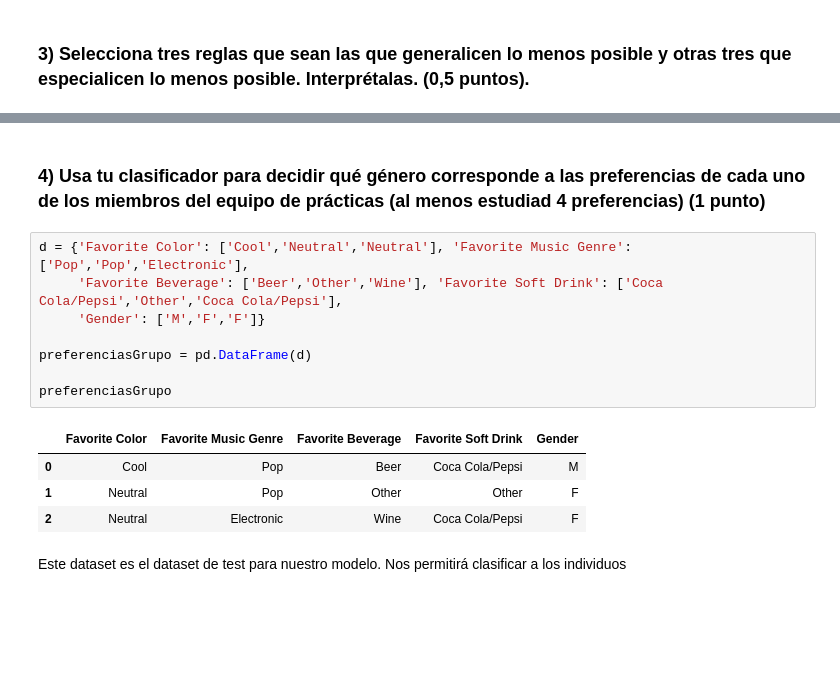
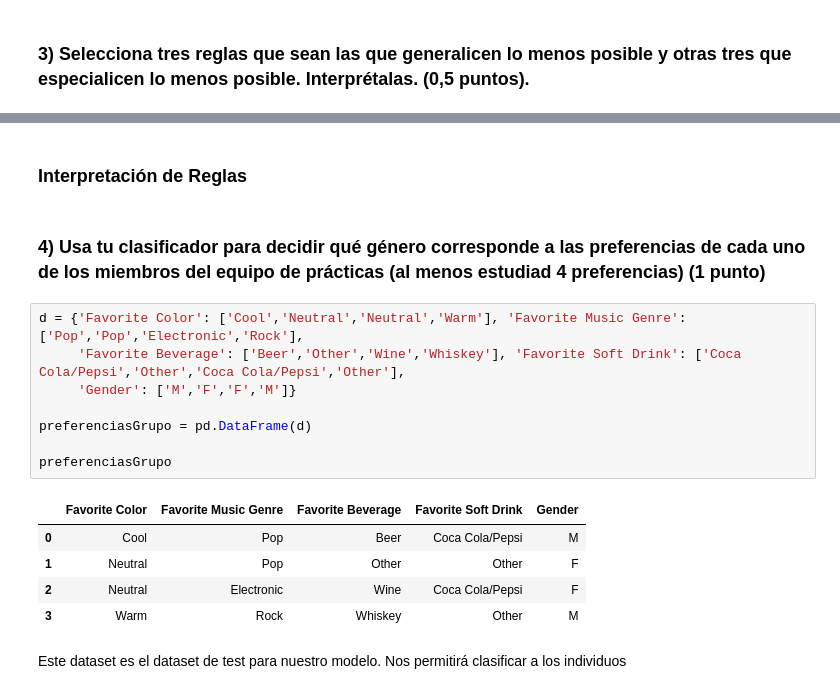
Before and after one commit to Jotivirix/Datamining_UFV, a Jupyter notebook: Lab3/entregable2/LAB03_GRUPO01_ENTR02_V2.ipynb, the cells around one changed output, grey strips where cells are left out. Cells and saved outputs as stored; diff of their text form; blank space fills up the shorter version.

```diff
--- a/Lab3/entregable2/LAB03_GRUPO01_ENTR02_V2.ipynb
+++ b/Lab3/entregable2/LAB03_GRUPO01_ENTR02_V2.ipynb
@@ -323,17 +342,20 @@ En cuanto a las reglas específicas, son al contrario que las generales, las que
+# %% [markdown]
+### Interpretación de Reglas
 # %% [markdown]
 ### 4) Usa tu clasificador para decidir qué género corresponde a las preferencias de cada uno de los miembros del equipo de prácticas (al menos estudiad 4 preferencias) (1 punto)
 # %%
-d = {'Favorite Color': ['Cool','Neutral','Neutral'], 'Favorite Music Genre': ['Pop','Pop','Electronic'],
-     'Favorite Beverage': ['Beer','Other','Wine'], 'Favorite Soft Drink': ['Coca Cola/Pepsi','Other','Coca Cola/Pepsi'],
-     'Gender': ['M','F','F']}
+d = {'Favorite Color': ['Cool','Neutral','Neutral','Warm'], 'Favorite Music Genre': ['Pop','Pop','Electronic','Rock'],
+     'Favorite Beverage': ['Beer','Other','Wine','Whiskey'], 'Favorite Soft Drink': ['Coca Cola/Pepsi','Other','Coca Cola/Pepsi','Other'],
+     'Gender': ['M','F','F','M']}
 
 preferenciasGrupo = pd.DataFrame(d)
 
 preferenciasGrupo
 # %% [output]
 |  | Favorite Color | Favorite Music Genre | Favorite Beverage | Favorite Soft Drink | Gender |
 | 0 | Cool | Pop | Beer | Coca Cola/Pepsi | M |
 | 1 | Neutral | Pop | Other | Other | F |
 | 2 | Neutral | Electronic | Wine | Coca Cola/Pepsi | F |
+| 3 | Warm | Rock | Whiskey | Other | M |
 # %% [markdown]
 Este dataset es el dataset de test para nuestro modelo. Nos permitirá clasificar a los individuos
```
Also changed, not shown: parts of 17 cells of this notebook, 8 other files.
